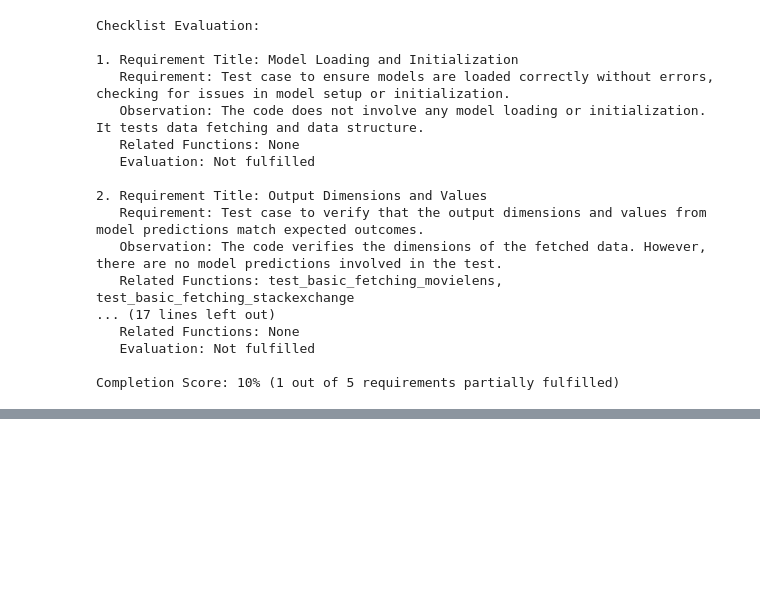
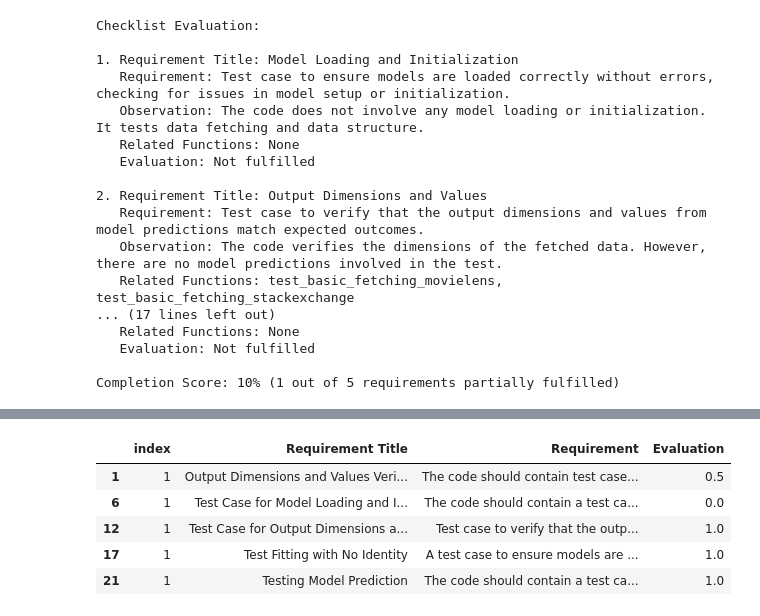
Before and after one commit to UBC-MDS/fixml, a Jupyter notebook: src/test_creation/03_add-checklist-evaluation.ipynb, the cells around one changed output, grey strips where cells are left out. Saved outputs shown, nothing was run; the diff lists cells and outputs as text; code cells hidden in the pictures; blank space fills up the shorter version.

```diff
--- a/src/test_creation/03_add-checklist-evaluation.ipynb
+++ b/src/test_creation/03_add-checklist-evaluation.ipynb
@@ -327,0 +397,9 @@ Completion Score: 10% (1 out of 5 requirements partially fulfilled)
+# %%
+pd.DataFrame(eval).query('index == 1')
+# %% [output]
+|  | index | Requirement Title | Requirement | Evaluation |
+| 1 | 1 | Output Dimensions and Values Veri... | The code should contain test case... | 0.5 |
+| 6 | 1 | Test Case for Model Loading and I... | The code should contain a test ca... | 0.0 |
+| 12 | 1 | Test Case for Output Dimensions a... | Test case to verify that the outp... | 1.0 |
+| 17 | 1 | Test Fitting with No Identity | A test case to ensure models are ... | 1.0 |
+| 21 | 1 | Testing Model Prediction | The code should contain a test ca... | 1.0 |
```
Also changed, not shown: parts of 9 cells of this notebook.
